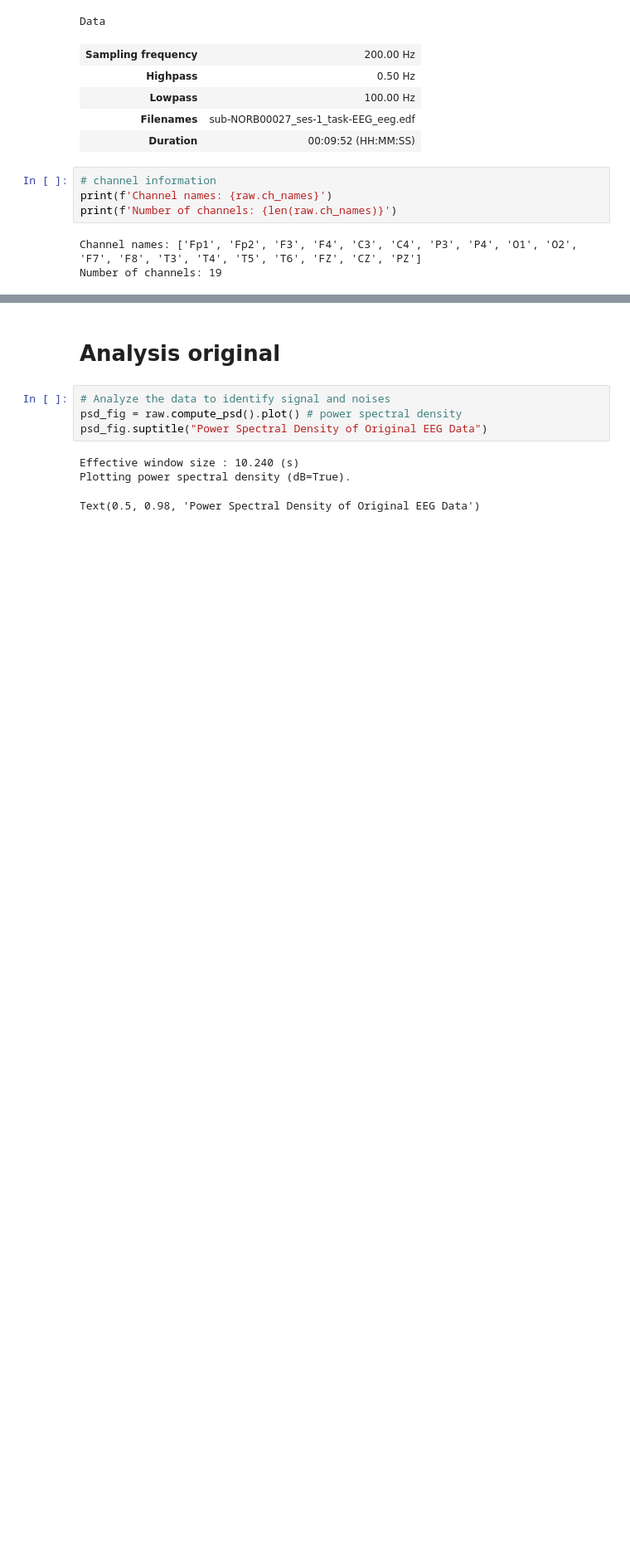
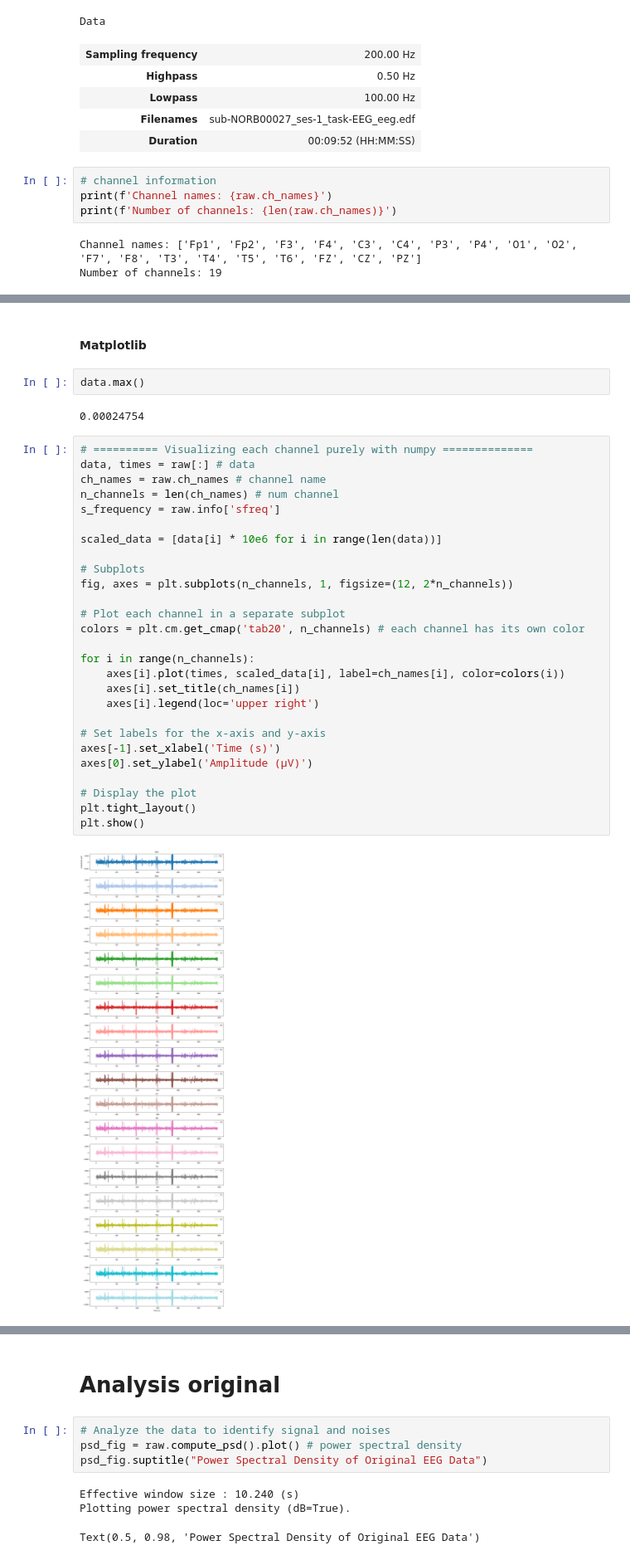
Before and after one commit to lamld203844/biosignal-processing, a Jupyter notebook: final/playground.ipynb, the cells around one changed output, grey strips where cells are left out. Shown at 83% size. Drawn from its saved outputs; the diff is of its cells as text; blank space fills up the shorter version.

```diff
--- a/final/playground.ipynb
+++ b/final/playground.ipynb
@@ -126,0 +209,35 @@ Using matplotlib as 2D backend.
+# %% [markdown]
+#### Matplotlib
+# %%
+data.max()
+# %% [output]
+0.00024754
+# %%
+# ========== Visualizing each channel purely with numpy ==============
+data, times = raw[:] # data
+ch_names = raw.ch_names # channel name
+n_channels = len(ch_names) # num channel
+s_frequency = raw.info['sfreq']
+
+scaled_data = [data[i] * 10e6 for i in range(len(data))]
+
+# Subplots
+fig, axes = plt.subplots(n_channels, 1, figsize=(12, 2*n_channels))
+
+# Plot each channel in a separate subplot
+colors = plt.cm.get_cmap('tab20', n_channels) # each channel has its own color
+
+for i in range(n_channels):
+    axes[i].plot(times, scaled_data[i], label=ch_names[i], color=colors(i))
+    axes[i].set_title(ch_names[i])
+    axes[i].legend(loc='upper right')
+
+# Set labels for the x-axis and y-axis
+axes[-1].set_xlabel('Time (s)')
+axes[0].set_ylabel('Amplitude (µV)')
+
+# Display the plot
+plt.tight_layout()
+plt.show()
+# %% [output]
+[figure, added]
```
Also changed, not shown: parts of 16 cells of this notebook, 1 other file.
